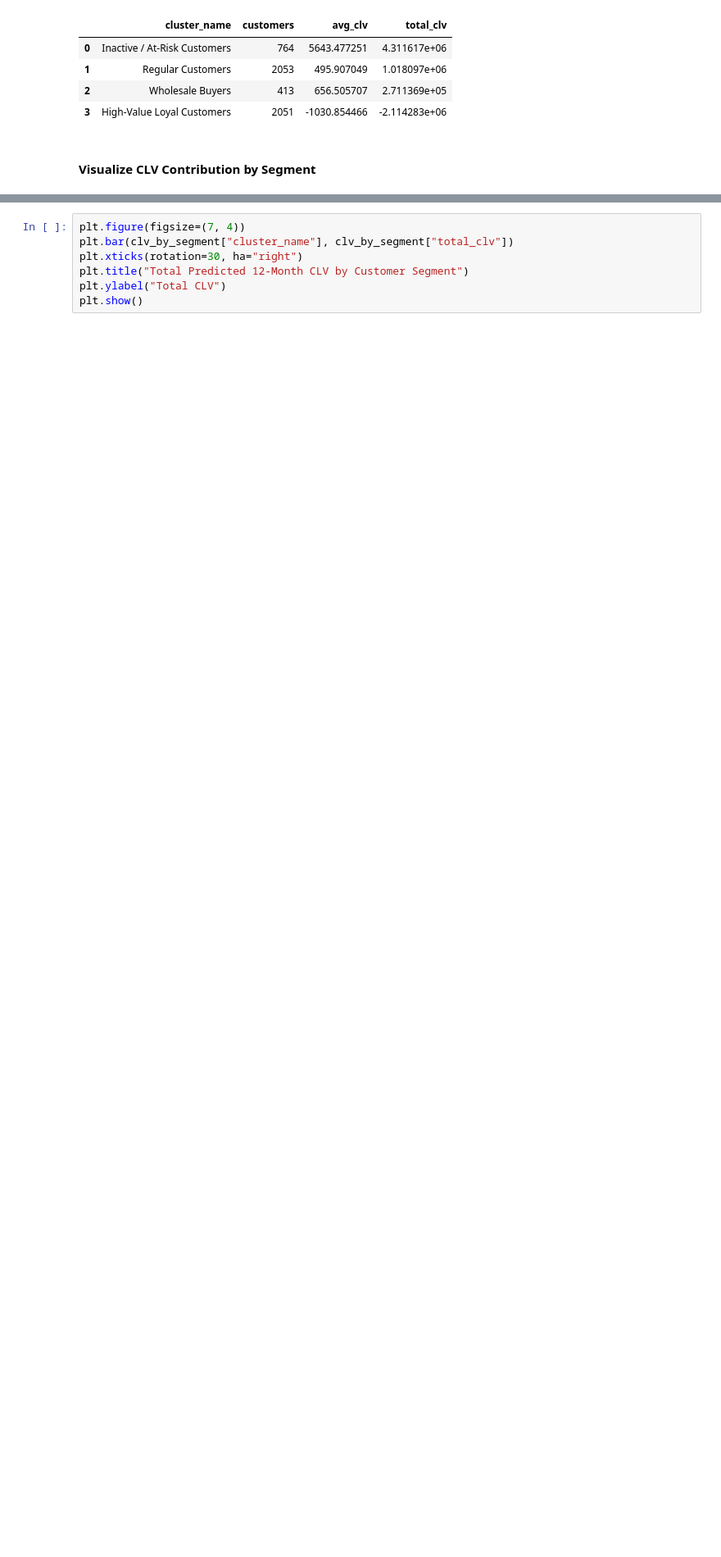
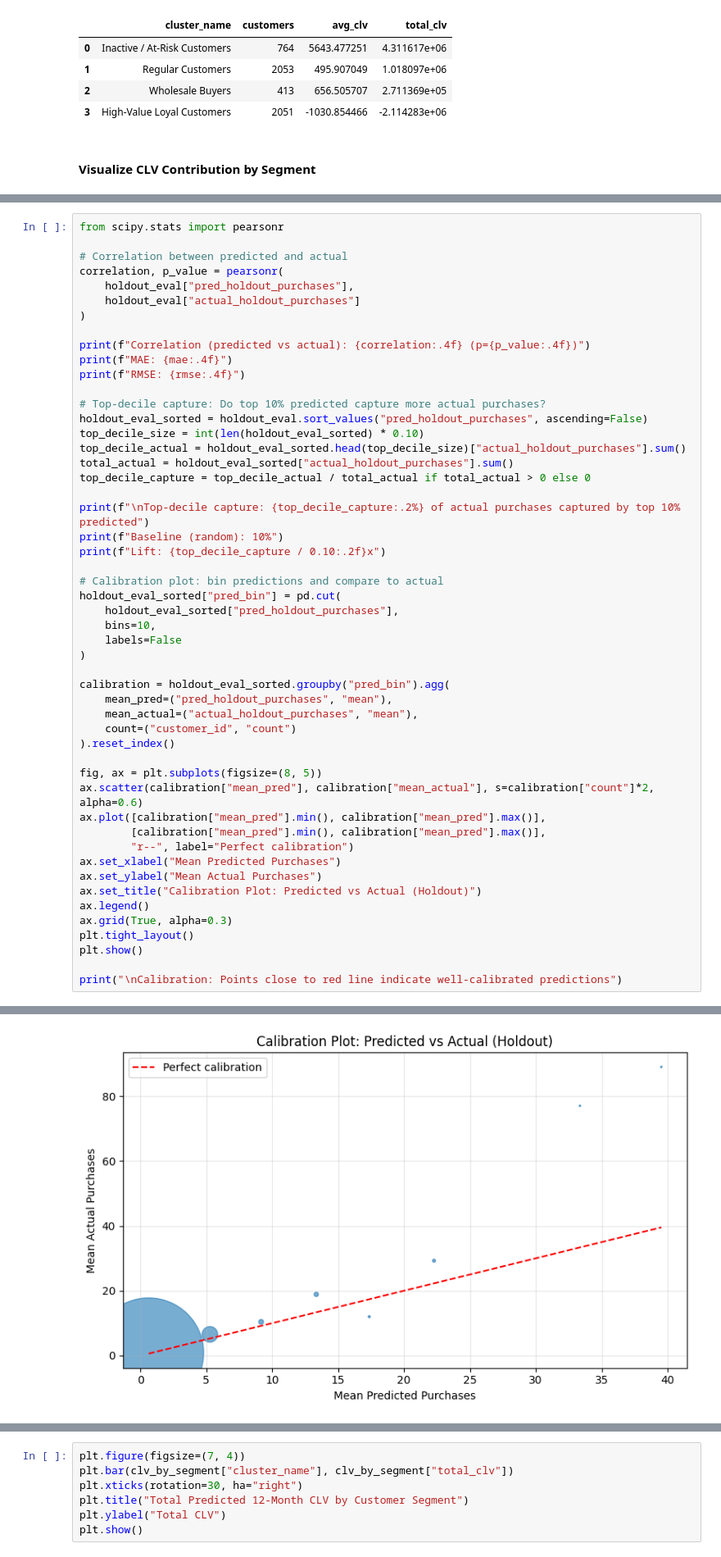
Before and after one commit to sairagamounika/Retail_Customer_Intelligence, a Jupyter notebook: notebooks/03_CLV_modeling.ipynb, the cells around one changed output, grey strips where cells are left out. Shown at 82% size. Cells and saved outputs as stored; diff of their text form; blank space fills up the shorter version.

```diff
--- a/notebooks/03_CLV_modeling.ipynb
+++ b/notebooks/03_CLV_modeling.ipynb
@@ -190,0 +195,52 @@ clv_by_segment
+# %%
+from scipy.stats import pearsonr
+
+# Correlation between predicted and actual
+correlation, p_value = pearsonr(
+    holdout_eval["pred_holdout_purchases"],
+    holdout_eval["actual_holdout_purchases"]
+)
+
+print(f"Correlation (predicted vs actual): {correlation:.4f} (p={p_value:.4f})")
+print(f"MAE: {mae:.4f}")
+print(f"RMSE: {rmse:.4f}")
+
+# Top-decile capture: Do top 10% predicted capture more actual purchases?
+holdout_eval_sorted = holdout_eval.sort_values("pred_holdout_purchases", ascending=False)
+top_decile_size = int(len(holdout_eval_sorted) * 0.10)
+top_decile_actual = holdout_eval_sorted.head(top_decile_size)["actual_holdout_purchases"].sum()
+total_actual = holdout_eval_sorted["actual_holdout_purchases"].sum()
+top_decile_capture = top_decile_actual / total_actual if total_actual > 0 else 0
+
+print(f"\nTop-decile capture: {top_decile_capture:.2%} of actual purchases captured by top 10% predicted")
+print(f"Baseline (random): 10%")
+print(f"Lift: {top_decile_capture / 0.10:.2f}x")
+
+# Calibration plot: bin predictions and compare to actual
+holdout_eval_sorted["pred_bin"] = pd.cut(
+    holdout_eval_sorted["pred_holdout_purchases"],
+    bins=10,
+    labels=False
+)
+
+calibration = holdout_eval_sorted.groupby("pred_bin").agg(
+    mean_pred=("pred_holdout_purchases", "mean"),
+    mean_actual=("actual_holdout_purchases", "mean"),
+    count=("customer_id", "count")
+).reset_index()
+
+fig, ax = plt.subplots(figsize=(8, 5))
+ax.scatter(calibration["mean_pred"], calibration["mean_actual"], s=calibration["count"]*2, alpha=0.6)
+ax.plot([calibration["mean_pred"].min(), calibration["mean_pred"].max()],
+        [calibration["mean_pred"].min(), calibration["mean_pred"].max()],
+        "r--", label="Perfect calibration")
+ax.set_xlabel("Mean Predicted Purchases")
+ax.set_ylabel("Mean Actual Purchases")
+ax.set_title("Calibration Plot: Predicted vs Actual (Holdout)")
+ax.legend()
+ax.grid(True, alpha=0.3)
+plt.tight_layout()
+plt.show()
+
+print("\nCalibration: Points close to red line indicate well-calibrated predictions")
+# %% [output]
@@ -190,0 +254 @@ clv_by_segment
+[figure, added]
```
Also changed, not shown: parts of 6 cells of this notebook, 18 other files.
